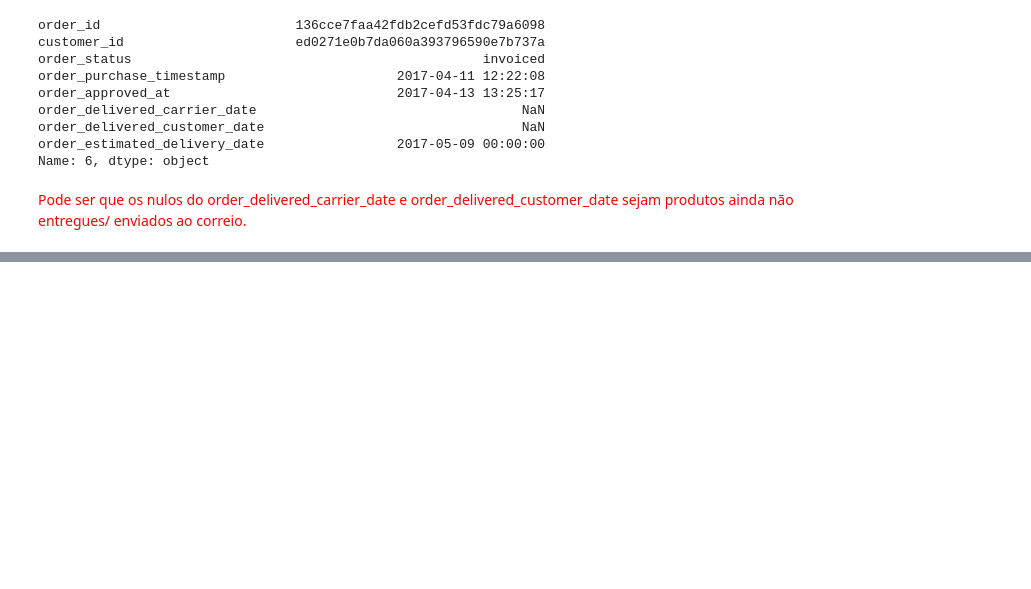
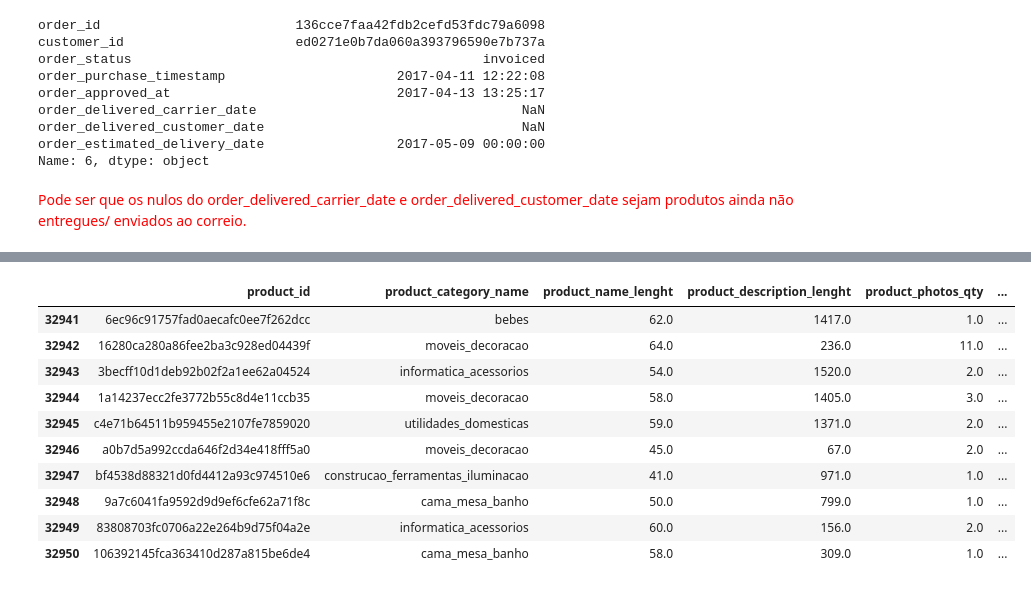
Before and after one commit to RenandeFraga/ProjetoPandasADA, a Jupyter notebook: Ecommerce.ipynb, the cells around one changed output, grey strips where cells are left out. Saved outputs shown, nothing was run; the diff lists cells and outputs as text; code cells hidden in the pictures; blank space fills up the shorter version.

```diff
--- a/Ecommerce.ipynb
+++ b/Ecommerce.ipynb
@@ -100,0 +151,14 @@ Name: 6, dtype: object
+# %%
+produtos.tail(10)
+# %% [output]
+|  | product_id | product_category_name | product_name_lenght | product_description_lenght | product_photos_qty | ... |
+| 32941 | 6ec96c91757fad0aecafc0ee7f262dcc | bebes | 62.0 | 1417.0 | 1.0 | ... |
+| 32942 | 16280ca280a86fee2ba3c928ed04439f | moveis_decoracao | 64.0 | 236.0 | 11.0 | ... |
+| 32943 | 3becff10d1deb92b02f2a1ee62a04524 | informatica_acessorios | 54.0 | 1520.0 | 2.0 | ... |
+| 32944 | 1a14237ecc2fe3772b55c8d4e11ccb35 | moveis_decoracao | 58.0 | 1405.0 | 3.0 | ... |
+| 32945 | c4e71b64511b959455e2107fe7859020 | utilidades_domesticas | 59.0 | 1371.0 | 2.0 | ... |
+| 32946 | a0b7d5a992ccda646f2d34e418fff5a0 | moveis_decoracao | 45.0 | 67.0 | 2.0 | ... |
+| 32947 | bf4538d88321d0fd4412a93c974510e6 | construcao_ferramentas_iluminacao | 41.0 | 971.0 | 1.0 | ... |
+| 32948 | 9a7c6041fa9592d9d9ef6cfe62a71f8c | cama_mesa_banho | 50.0 | 799.0 | 1.0 | ... |
+| 32949 | 83808703fc0706a22e264b9d75f04a2e | informatica_acessorios | 60.0 | 156.0 | 2.0 | ... |
+| 32950 | 106392145fca363410d287a815be6de4 | cama_mesa_banho | 58.0 | 309.0 | 1.0 | ... |
```
Also changed, not shown: parts of 12 cells of this notebook, 4 other files.
